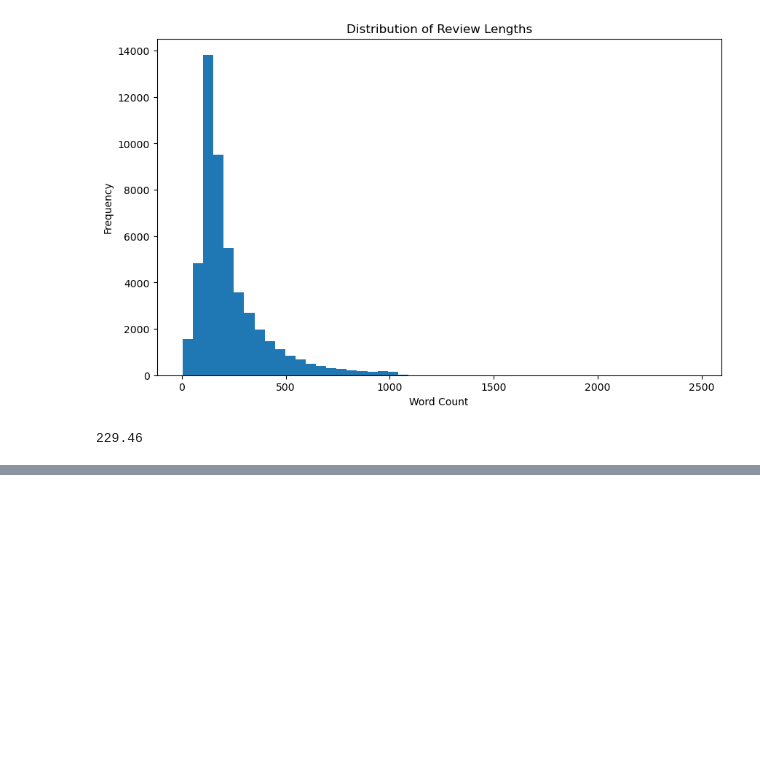
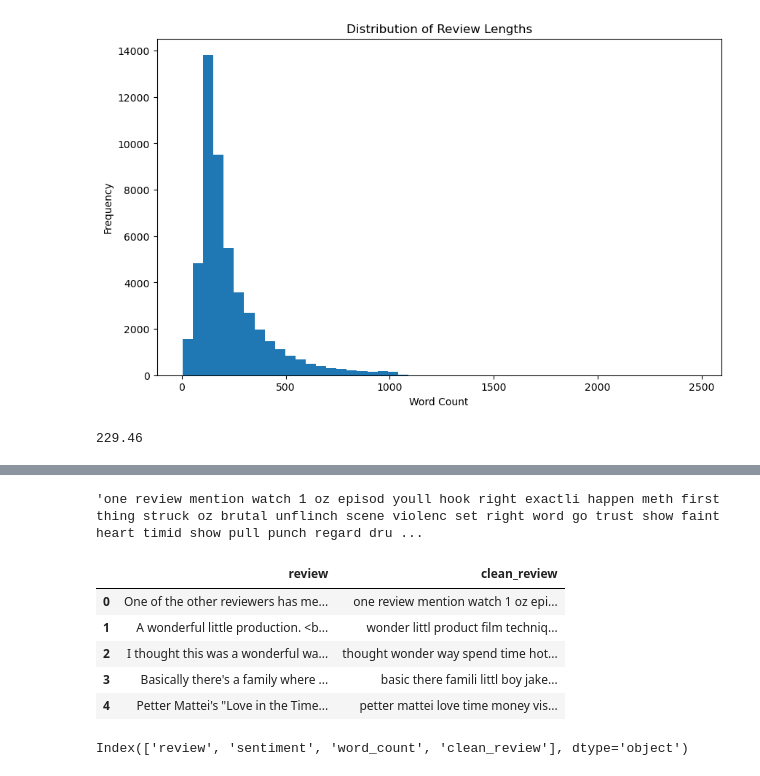
Before and after one commit to Pragya-05/Mini-projects-Machine-Learning, a Jupyter notebook: Movie-Review-Sentiment-Analyzer/notebooks/sentiment_analysis.ipynb, the cells around one changed output, grey strips where cells are left out. Cells and saved outputs as stored; diff of their text form; code cells hidden in the pictures; blank space fills up the shorter version.

```diff
--- a/Movie-Review-Sentiment-Analyzer/notebooks/sentiment_analysis.ipynb
+++ b/Movie-Review-Sentiment-Analyzer/notebooks/sentiment_analysis.ipynb
@@ -187,0 +264,12 @@ round(
+# %%
+ps = PorterStemmer()
+# %%
+def stem_text(text):
+    words = text.split()
+
+    stemmed_words = [
+        ps.stem(word)
+        for word in words
+    ]
+
+    return " ".join(stemmed_words)
@@ -187,0 +282,14 @@ round(
+# %%
+def clean_text(text):
+
+    text = remove_html(text)
+
+    text = lowercase(text)
+
+    text = remove_punctuation(text)
+
+    text = remove_stopwords(text)
+
+    text = stem_text(text)
+
+    return text
@@ -187,0 +323,19 @@ round(
+# %%
+clean_text(df["review"][0])
+# %% [output]
+'one review mention watch 1 oz episod youll hook right exactli happen meth first thing struck oz brutal unflinch scene violenc set right word go trust show faint heart timid show pull punch regard dru ...
+# %%
+df["clean_review"] = df["review"].apply(clean_text)
+# %%
+df[["review", "clean_review"]].head()
+# %% [output]
+|  | review | clean_review |
+| 0 | One of the other reviewers has me... | one review mention watch 1 oz epi... |
+| 1 | A wonderful little production. <b... | wonder littl product film techniq... |
+| 2 | I thought this was a wonderful wa... | thought wonder way spend time hot... |
+| 3 | Basically there's a family where ... | basic there famili littl boy jake... |
+| 4 | Petter Mattei's "Love in the Time... | petter mattei love time money vis... |
+# %%
+df.columns
+# %% [output]
+Index(['review', 'sentiment', 'word_count', 'clean_review'], dtype='object')
```
Also changed, not shown: parts of 37 cells of this notebook.
